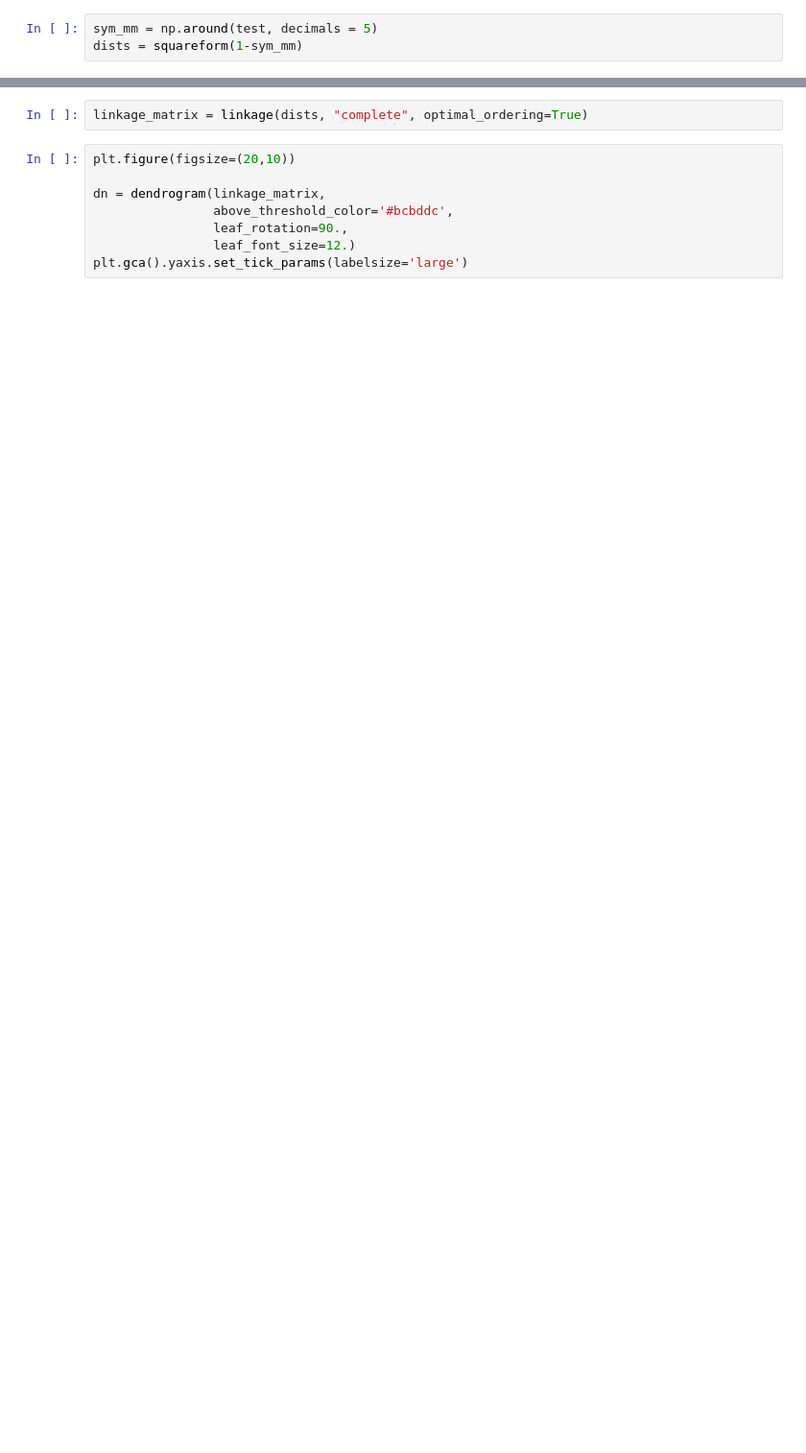
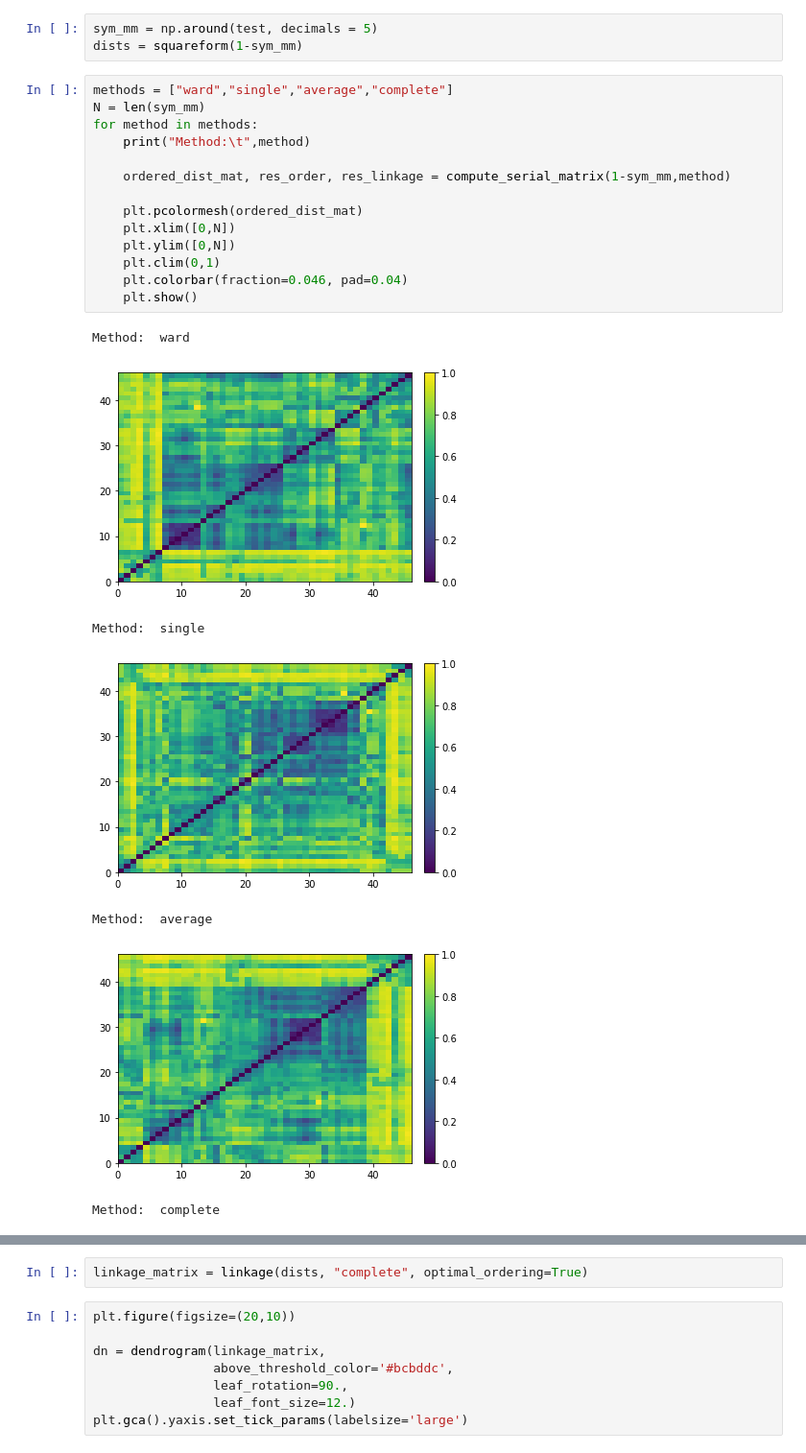
Before and after one commit to dawnfinzi/streams, a Jupyter notebook: notebooks/Parcellation_clustering.ipynb, the cells around one changed output, grey strips where cells are left out. Shown at 96% size. Saved outputs shown, nothing was run; the diff lists cells and outputs as text; blank space fills up the shorter version.

```diff
--- a/notebooks/Parcellation_clustering.ipynb
+++ b/notebooks/Parcellation_clustering.ipynb
@@ -55,3 +104,25 @@ plt.colorbar(fraction=0.046, pad=0.04)
 # %%
 sym_mm = np.around(test, decimals = 5)
 dists = squareform(1-sym_mm)
+# %%
+methods = ["ward","single","average","complete"]
+N = len(sym_mm)
+for method in methods:
+    print("Method:\t",method)
+
+    ordered_dist_mat, res_order, res_linkage = compute_serial_matrix(1-sym_mm,method)
+
+    plt.pcolormesh(ordered_dist_mat)
+    plt.xlim([0,N])
+    plt.ylim([0,N])
+    plt.clim(0,1)
+    plt.colorbar(fraction=0.046, pad=0.04)
+    plt.show()
+# %% [output]
+Method:  ward
+[figure, added]
+Method:  single
+[figure, added]
+Method:  average
+[figure, added]
+Method:  complete
```
Also changed, not shown: parts of 16 cells of this notebook, 3 other files.
